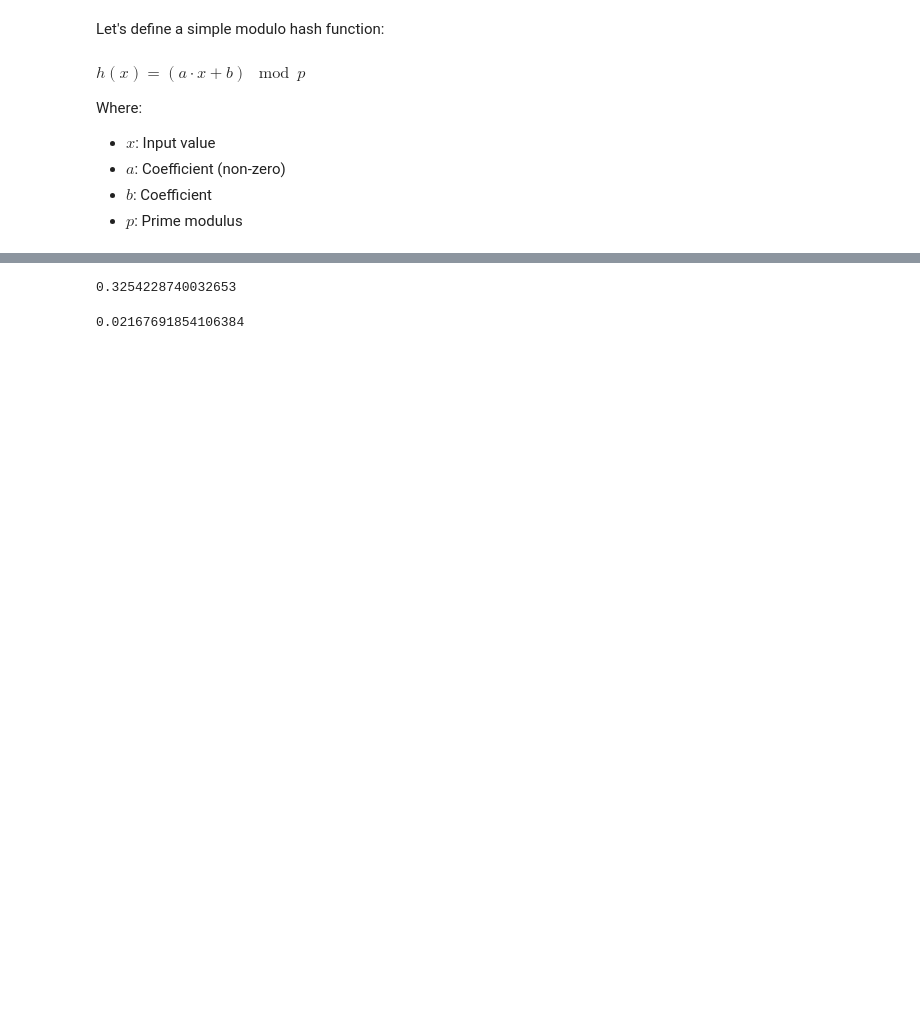
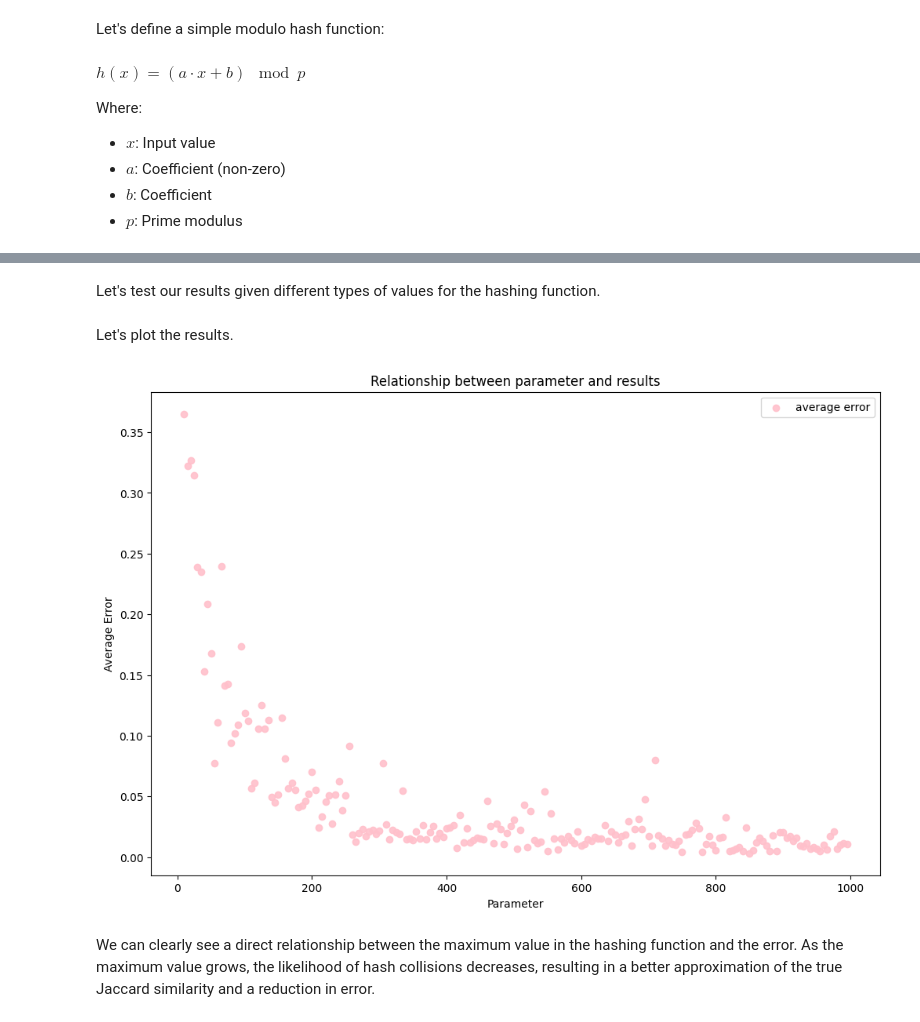
Before and after one commit to LinCannn/ADM-HW4, a Jupyter notebook: main.ipynb, the cells around one changed output, grey strips where cells are left out. Saved outputs shown, nothing was run; the diff lists cells and outputs as text; code cells hidden in the pictures; blank space fills up the shorter version.

```diff
--- a/main.ipynb
+++ b/main.ipynb
@@ -139,5 +181,7 @@ signature_matrix3 = minhash(user_movies, hash_functions3)
 # %%
 from itertools import combinations
+
+# For simplicity we only ran 10000 lines including 90 users
 
 # True Jaccard similarity
 def jaccard_similarity(set1, set2):
@@ -160,13 +204,8 @@ def evaluate_effectiveness(user_movies, signature_matrix):
         true_jaccard = jaccard_similarity(set1, set2)
         approx_minhash = minhash_similarity(sig1, sig2)
 
-        # Record results
-        error = abs(true_jaccard - approx_minhash)
+        # Calculate Error
+        error = (true_jaccard - approx_minhash)**2
         tot_error += error
 
     return tot_error / (len(users)**2)
-
-# Run evaluation
-results1 = evaluate_effectiveness(user_movies, signature_matrix1)
-results2 = evaluate_effectiveness(user_movies, signature_matrix2)
-results3 = evaluate_effectiveness(user_movies, signature_matrix3)
@@ -177,8 +212,25 @@ results1
-# %%
-results2
-# %% [output]
-0.3254228740032653
-# %%
-results3
-# %% [output]
-0.02167691854106384
+# %% [markdown]
+Let's test our results given different types of values for the hashing function.
+# %%
+results = []
+parameters = []
+for i in range(10,1000,5):
+    parameters.append(i)
+    hash_functions = create_hash_functions(i, i*2)
+    signature_matrix = minhash(user_movies,hash_functions)
+    result = evaluate_effectiveness(user_movies,signature_matrix)
+    results.append(result)
+# %% [markdown]
+Let's plot the results.
+# %%
+plt.figure(figsize=(12, 8))
+plt.scatter(parameters, results, color='pink', label='average error',alpha = 0.9)  # Plot points
+plt.title("Relationship between parameter and results")
+plt.xlabel("Parameter")
+plt.ylabel("Average Error")
+plt.legend()
+plt.show()
+# %% [output]
+[figure, added]
+# %% [markdown]
+We can clearly see a direct relationship between the maximum value in the hashing function and the error. As the maximum value grows, the likelihood of hash collisions decreases, resulting in a better approximation of the true Jaccard similarity and a reduction in error.
```
Also changed, not shown: parts of 10 cells of this notebook.
